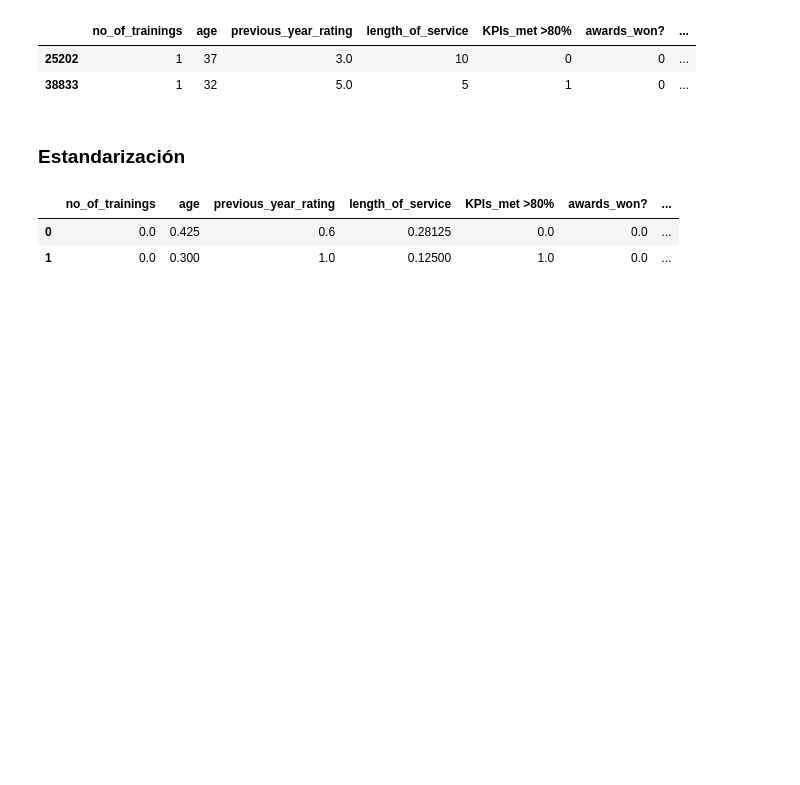
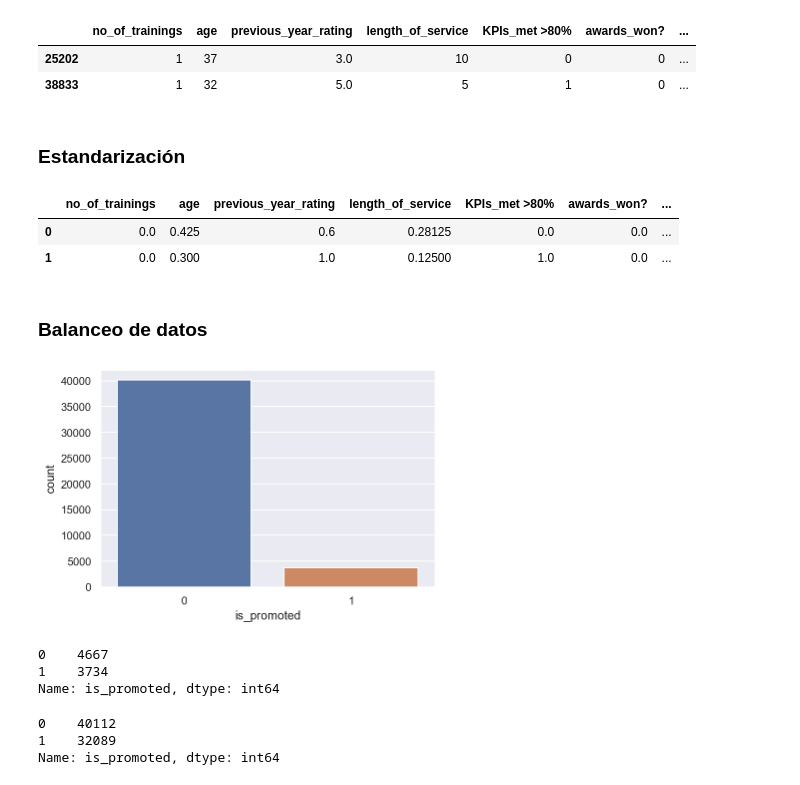
Before and after one commit to giordanap/MLA, a Jupyter notebook: Proyecto 01 - HR Analytics/00-apellido-nombre-proyecto1.ipynb, the cells around one changed output. Drawn from its saved outputs; the diff is of its cells as text; code cells hidden in the pictures; blank space fills up the shorter version.

```diff
--- a/Proyecto 01 - HR Analytics/00-apellido-nombre-proyecto1.ipynb
+++ b/Proyecto 01 - HR Analytics/00-apellido-nombre-proyecto1.ipynb
@@ -638,3 +641,10 @@ X_test_scaled.head(2)
 |  | no_of_trainings | age | previous_year_rating | length_of_service | KPIs_met >80% | awards_won? | ... |
 | 0 | 0.0 | 0.425 | 0.6 | 0.28125 | 0.0 | 0.0 | ... |
 | 1 | 0.0 | 0.300 | 1.0 | 0.12500 | 1.0 | 0.0 | ... |
+# %% [markdown]
+### Balanceo de datos
+# %%
+sns.countplot(x = y_train)
+pass
+# %% [output]
+[figure, added]
@@ -640,0 +657,12 @@ X_test_scaled.head(2)
+# %%
+y_rus.value_counts()
+# %% [output]
+0    4667
+1    3734
+Name: is_promoted, dtype: int64
+# %%
+y_ros.value_counts()
+# %% [output]
+0    40112
+1    32089
+Name: is_promoted, dtype: int64
```
Also changed, not shown: parts of 11 cells of this notebook.
